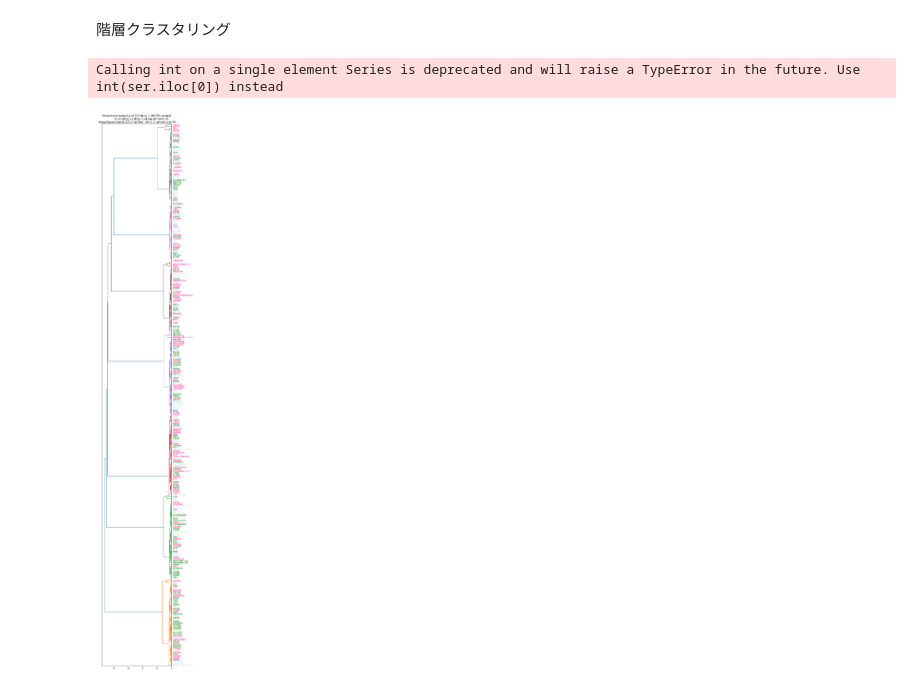
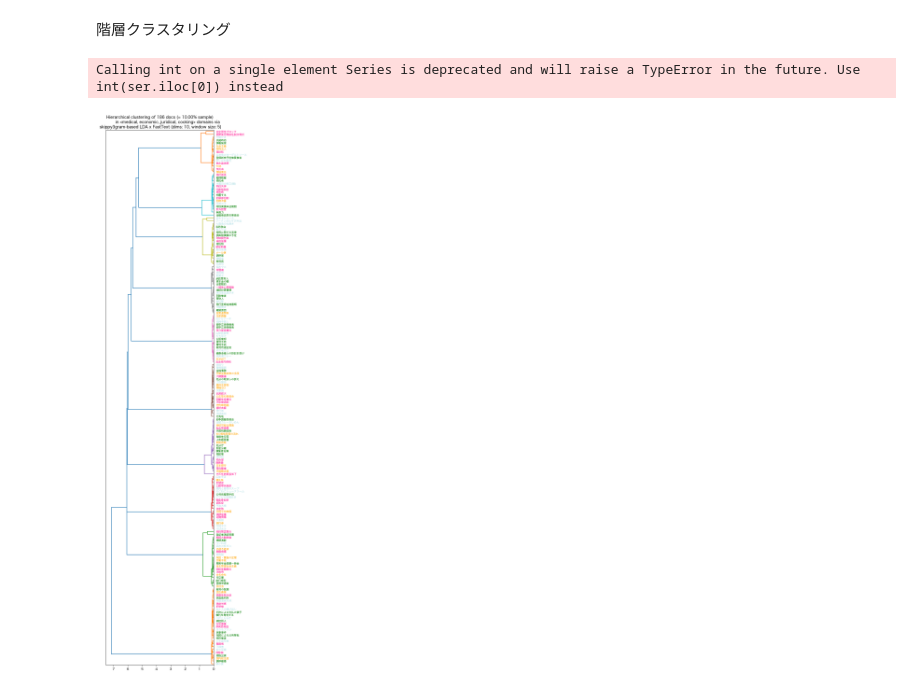
Before and after one commit to kow-k/LDA-mixed-terms, a Jupyter notebook: LDA-mixed-terms-base.ipynb, the cells around one changed output. Saved outputs shown, nothing was run; the diff lists cells and outputs as text; code cells hidden in the pictures.

```diff
--- a/LDA-mixed-terms-base.ipynb
+++ b/LDA-mixed-terms-base.ipynb
@@ -74,11 +74,10 @@ skippy n-gram max_gap: 10
 use_FastText = True
 
 ## window の大きさ（LDA のn_topics に相当）の指定
-vector_size_val = n_topics
+ft_n_dims = n_topics
 
 ## FastText のパラメター window の値: skippy n-gram のn に相当
-n_for_ngrams = 5
-window_size = n_for_ngrams
+ft_window_size = 5
 # %%
 ## 設定の確認
 assert use_LDA or use_FastText
@@ -126,7 +125,7 @@ include_aberrated = True # aberrated medical terms を含めるか
 ## 解析対象分野の選別
 domain_selection = { 'medical'    : True,
                      'mce'        : False,
-                     'economic'   : False,
+                     'economic'   : True,
                      'juridical'  : True,
                      'publishing' : False,
                      'cooking'    : True
@@ -1173,15 +1207,16 @@ get skippy2gram-based LDA encodings for documents
 # %%
 ## FastText を使ったエンコード
 from gensim.models import FastText
+
 ## build a model: for better comparison, vector_size should be equal to n_topics
-print(f"get {term_type}-based FastText encodings for documents")
-ft_model = FastText(df[doc_type],
-                    vector_size = vector_size_val,
-                    window = n_for_ngrams,
-                    min_count = 1,
-                    sg = 1)
+print(f"get FastText encodings for documents")
+ft_corpus = df[doc_type]
+ft_model = FastText(ft_corpus,
+                    vector_size = ft_n_dims,
+                    window = ft_window_size,
+                    min_count = 1, sg = 1)
 ## ft_model は dict
-ft_encoding = [ ft_model.wv[doc] for doc in df[doc_type] ]
+ft_encoding = [ ft_model.wv[doc] for doc in ft_corpus ]
 #
 len(ft_encoding)
 if check:
@@ -1542,7 +1570,7 @@ plt.show()
 階層クラスタリングのための再サンプリング
 # %%
 ## 階層クラスタリングのための事例サンプリング
-hc_sampling_rate = 0.2 # 変更可能: 大きくし過ぎると図が見にくい
+hc_sampling_rate = 0.1 # 変更可能: 大きくし過ぎると図が見にくい
 df_size = len(df_filtered)
 if df_size > 600:
     hc_df_sampled = df_filtered.sample(round(df_size * hc_sampling_rate), replace = False)
@@ -1629,10 +1658,10 @@ domain_names = ', '.join(selected_domains.keys())
 if use_FastText:
     if use_LDA:
         title_val = f"Hierarchical clustering of {df_size} docs (= {sampling_rate}% sample)\n\
-            in <{domain_names}> domains via\n {term_type}-based {encoding_method} (dims: {n_topics}, window size: {window_size})"
+            in <{domain_names}> domains via\n {term_type}-based {encoding_method} (dims: {n_topics}, window size: {ft_window_size})"
     else:
         title_val = f"Hierarchical clustering of {df_size} docs (= {sampling_rate}% sample)\n\
-            in <{domain_names}> domains via\n {encoding_method} (dims: {n_topics}, window size: {window_size})"
+            in <{domain_names}> domains via\n {encoding_method} (dims: {n_topics}, window size: {ft_window_size})"
 else:
     title_val = f"Hierarchical clustering of {df_size} docs (= {sampling_rate}% sample)\n\
         in <{domain_names}> domains via\n {term_type}-based {encoding_method} ({n_topics} dims)"
@@ -1640,34 +1669,34 @@ plt.title(title_val)
 
 ## ラベルに domain に対応する色を付ける
 ax = plt.gca()
 for ticker in ax.get_ymajorticklabels():
     word = ticker.get_text()
     ## filter matched rows
     matched_rows = hc_df_sampled.loc[hc_df_sampled[doc_type] == word]
     if len(matched_rows) == 1:
         row = matched_rows
     else:
         row = matched_rows.iloc[0] # matched_rows[0] fails to work
     ## extract domain_id value
     try:
         domain_id = int(row['domain_id'])
         #ticker.set_color(plotly.colors.qualitative.Plotly[domain_id + 1]) # id の基数調整
         ticker.set_color(colormap[domain_id]) # id の基数調整
     except TypeError:
         pass
 #
 plt.show()
 ## * 配色 *
 ## 医学用語:    濃いピンク DeepPink
 ## 医療縮約表現: 赤 Pink
 ## 経済用語:    オレンジ Orange
 ## 法律用語:    緑 Green
 ## 出版用語:    明るい緑 Pale Turquoise
 ## 調理用語:    小麦色 PowderBlue
 ## その他:      灰色 gray
 # %% [output]
 Calling int on a single element Series is deprecated and will raise a TypeError in the future. Use int(ser.iloc[0]) instead
-[figure, old version]
+[figure, new version]
 # %%
 ## aberrated の混ざったdoc 階層クラスタリングの実行
 aberrations = hc_df_sampled[hc_df_sampled['aberrated'] == 1][doc_type]
```
Also changed, not shown: parts of 52 cells of this notebook.
